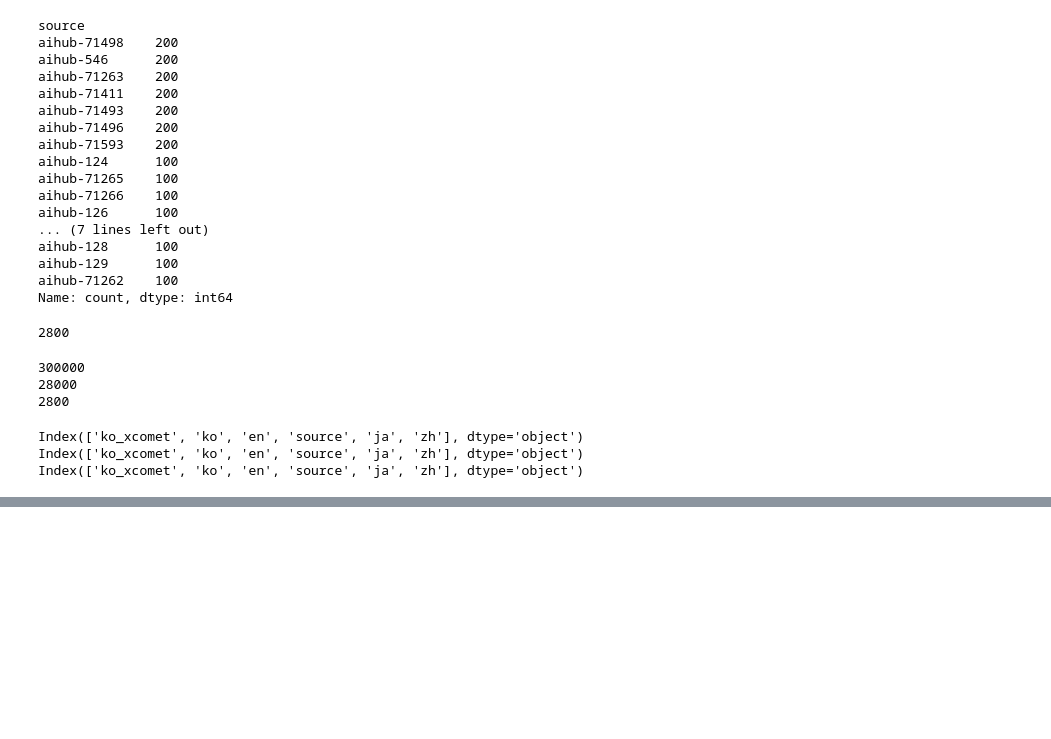
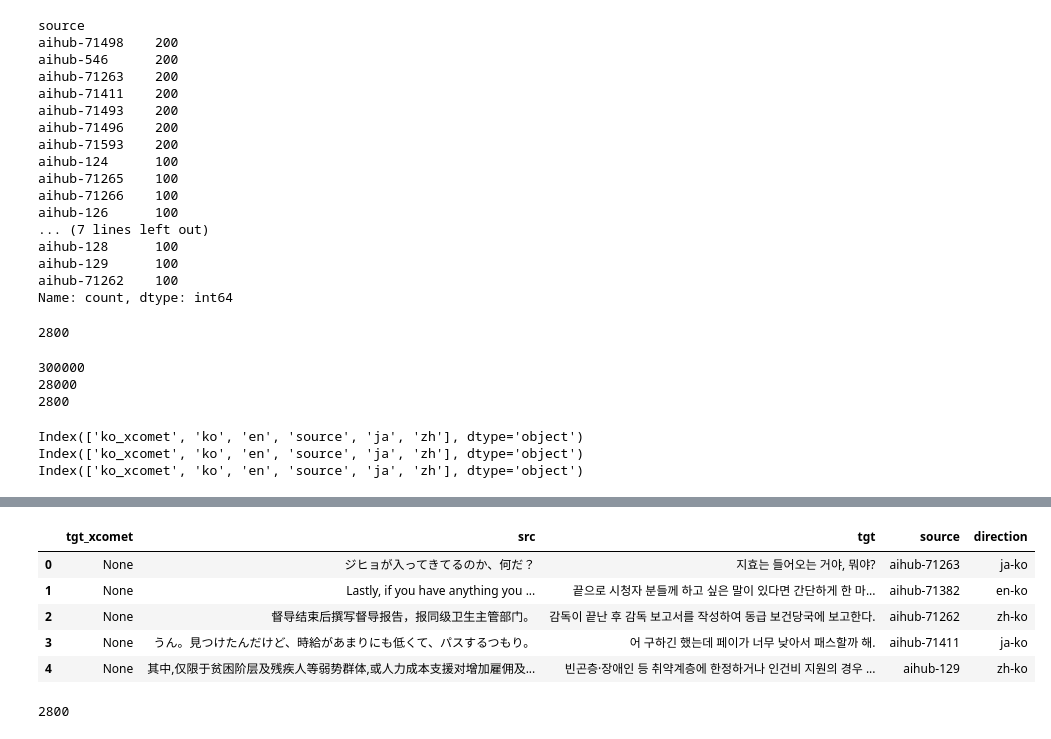
Before and after one commit to TrainToGPB/slm-mmt-exp, a Jupyter notebook: translation_datasets/mmt/aihub_integration/mmt_integration.ipynb, the cells around one changed output, grey strips where cells are left out. Cells and saved outputs as stored; diff of their text form; code cells hidden in the pictures; blank space fills up the shorter version.

```diff
--- a/translation_datasets/mmt/aihub_integration/mmt_integration.ipynb
+++ b/translation_datasets/mmt/aihub_integration/mmt_integration.ipynb
@@ -1348 +1384,13 @@ Index(['ko_xcomet', 'ko', 'en', 'source', 'ja', 'zh'], dtype='object')
+# %%
+mmt_test = set_mmt_dataset(top_test)
+display(mmt_test.head())
+print(len(mmt_test))
+# %% [output]
+|  | tgt_xcomet | src | tgt | source | direction |
+| 0 | None | ジヒョが入ってきてるのか、何だ？ | 지효는 들어오는 거야, 뭐야? | aihub-71263 | ja-ko |
+| 1 | None | Lastly, if you have anything you ... | 끝으로 시청자 분들께 하고 싶은 말이 있다면 간단하게 한 마... | aihub-71382 | en-ko |
+| 2 | None | 督导结束后撰写督导报告，报同级卫生主管部门。 | 감독이 끝난 후 감독 보고서를 작성하여 동급 보건당국에 보고한다. | aihub-71262 | zh-ko |
+| 3 | None | うん。見つけたんだけど、時給があまりにも低くて、パスするつもり。 | 어 구하긴 했는데 페이가 너무 낮아서 패스할까 해. | aihub-71411 | ja-ko |
+| 4 | None | 其中,仅限于贫困阶层及残疾人等弱势群体,或人力成本支援对增加雇佣及... | 빈곤층·장애인 등 취약계층에 한정하거나 인건비 지원의 경우 ... | aihub-129 | zh-ko |
+2800
 # %%
```
Also changed, not shown: parts of 5 cells of this notebook.
